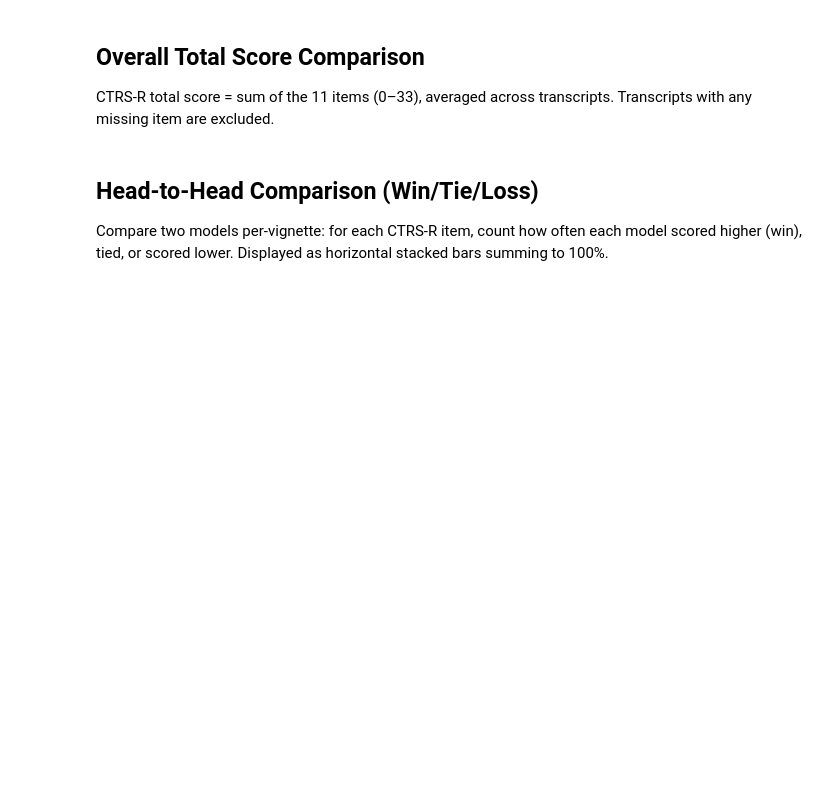
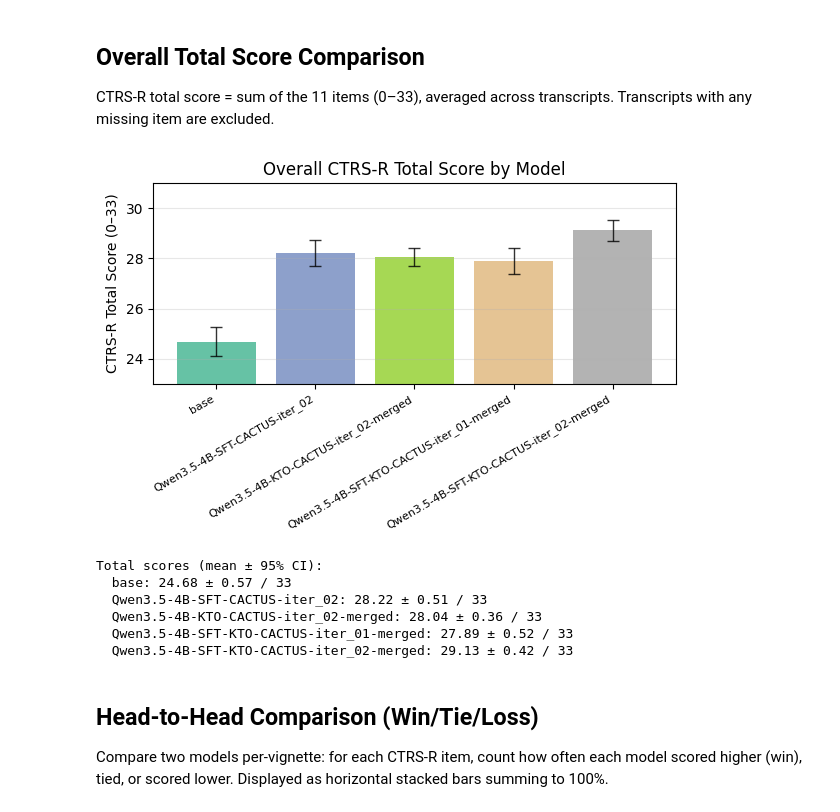
Before and after one commit to kevintang6142/cse-reu, a Jupyter notebook: notebooks/06_compare.ipynb, the cells around one changed output. Drawn from its saved outputs; the diff is of its cells as text; code cells hidden in the pictures; blank space fills up the shorter version.

```diff
--- a/notebooks/06_compare.ipynb
+++ b/notebooks/06_compare.ipynb
@@ -132,33 +132,41 @@ CTRS-R total score = sum of the 11 items (0–33), averaged across transcripts.
 # %%
 # Mean CTRS-R total score (sum of all 11 items, 0–33) per model.
 # min_count drops transcripts with any missing item instead of treating NaN as 0.
 total_series = {
     name: df[ITEM_KEYS].sum(axis=1, min_count=len(ITEM_KEYS))
     for name, df in dfs.items()
 }
 totals = {name: s.mean() for name, s in total_series.items()}
 total_cis = {name: 1.96 * s.sem() for name, s in total_series.items()}  # 95% CI
 
 fig, ax = plt.subplots(figsize=(6, 4))
 ax.bar(totals.keys(), totals.values(), color=colors[:n_models],
        yerr=list(total_cis.values()), capsize=4, error_kw={"lw": 1, "alpha": 0.8})
 ax.set_ylabel("CTRS-R Total Score (0–33)")
-ax.set_title("Overall CTRS-R Total Score by Model (error bars: 95% CI)")
+ax.set_title("Overall CTRS-R Total Score by Model")
 
 # Zoom in on the occupied range (note: y-axis does not start at 0)
 lo = min(t - c for t, c in zip(totals.values(), total_cis.values()))
 hi = max(t + c for t, c in zip(totals.values(), total_cis.values()))
 ax.set_ylim(np.floor(lo) - 1, np.ceil(hi) + 1)
 
 ax.grid(axis="y", alpha=0.3)
 plt.setp(ax.get_xticklabels(), rotation=30, ha="right", fontsize=8)
 
 fig.tight_layout()
 plt.show()
 
 print("\nTotal scores (mean ± 95% CI):")
 for name in totals:
     print(f"  {name}: {totals[name]:.2f} ± {total_cis[name]:.2f} / 33")
+# %% [output]
+[figure, added]
+Total scores (mean ± 95% CI):
+  base: 24.68 ± 0.57 / 33
+  Qwen3.5-4B-SFT-CACTUS-iter_02: 28.22 ± 0.51 / 33
+  Qwen3.5-4B-KTO-CACTUS-iter_02-merged: 28.04 ± 0.36 / 33
+  Qwen3.5-4B-SFT-KTO-CACTUS-iter_01-merged: 27.89 ± 0.52 / 33
+  Qwen3.5-4B-SFT-KTO-CACTUS-iter_02-merged: 29.13 ± 0.42 / 33
 # %% [markdown]
 ## Head-to-Head Comparison (Win/Tie/Loss)
 
```
Also changed, not shown: parts of 1 cell of this notebook, 5 other files.
